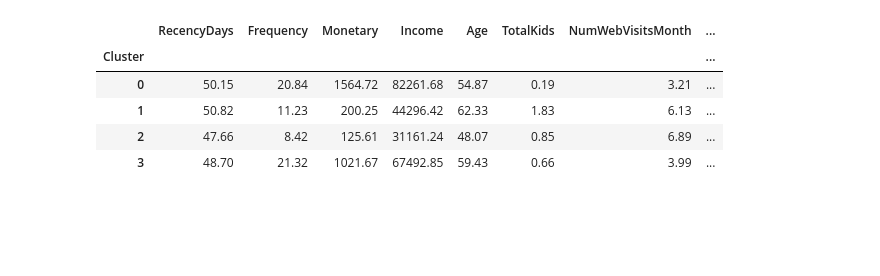
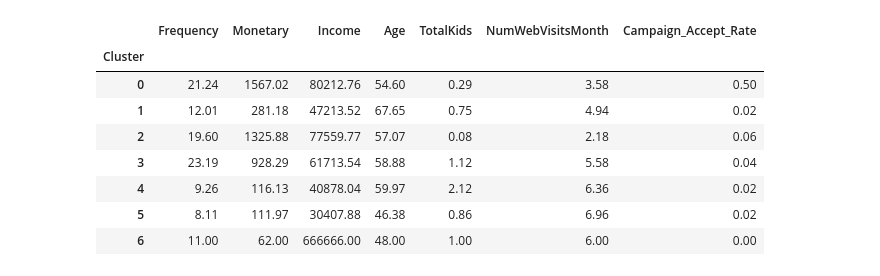
Before and after one commit to aymhenry17/RUSH-4---Camp-market, a Jupyter notebook: Partie 3/main.ipynb, the cells around one changed output. Drawn from its saved outputs; the diff is of its cells as text; code cells hidden in the pictures; blank space fills up the shorter version.

```diff
--- a/Partie 3/main.ipynb
+++ b/Partie 3/main.ipynb
@@ -39,13 +59,12 @@ df["Monetary"] = (
 df.rename(columns={"Recency": "RecencyDays"}, inplace=True)
 
 df["Age"] = 2025 - df["Year_Birth"]
-df["TotalKids"] = df["Kidhome"] + df["Teenhome"]
+df["TotalKids"] = df["Childrens"]
 df["Campaign_Accept_Rate"] = (
     df[["AcceptedCmp1", "AcceptedCmp2", "AcceptedCmp3", "AcceptedCmp4", "AcceptedCmp5"]].sum(axis=1) / 5
 )
 # %%
 features = df[[
-    "RecencyDays",
     "Frequency",
     "Monetary",
     "Income",
@@ -62,6 +81,8 @@ df = df.loc[features.index]
 scaler = StandardScaler()
 X_scaled = scaler.fit_transform(features)
 
+k=7
+
 kmeans = KMeans(n_clusters=k, random_state=42)
 df["Cluster"] = kmeans.fit_predict(X_scaled)
 # %%
@@ -99,20 +120,23 @@ k=9 → Silhouette Score: 0.171
 # %%
-k = 4
+k = 7
 kmeans = KMeans(n_clusters=k, random_state=42)
 df["Cluster"] = kmeans.fit_predict(X_scaled)
 # %%
 cluster_profile = df.groupby("Cluster")[[
-    "RecencyDays", "Frequency", "Monetary", "Income", "Age", "TotalKids", "NumWebVisitsMonth", "Campaign_Accept_Rate"
+    "Frequency", "Monetary", "Income", "Age", "TotalKids", "NumWebVisitsMonth", "Campaign_Accept_Rate"
 ]].mean().round(2)
 
 cluster_profile
 # %% [output]
-|  | RecencyDays | Frequency | Monetary | Income | Age | TotalKids | NumWebVisitsMonth | ... |
-| Cluster |  |  |  |  |  |  |  | ... |
-| 0 | 50.15 | 20.84 | 1564.72 | 82261.68 | 54.87 | 0.19 | 3.21 | ... |
-| 1 | 50.82 | 11.23 | 200.25 | 44296.42 | 62.33 | 1.83 | 6.13 | ... |
-| 2 | 47.66 | 8.42 | 125.61 | 31161.24 | 48.07 | 0.85 | 6.89 | ... |
-| 3 | 48.70 | 21.32 | 1021.67 | 67492.85 | 59.43 | 0.66 | 3.99 | ... |
+|  | Frequency | Monetary | Income | Age | TotalKids | NumWebVisitsMonth | Campaign_Accept_Rate |
+| Cluster |  |  |  |  |  |  |  |
+| 0 | 21.24 | 1567.02 | 80212.76 | 54.60 | 0.29 | 3.58 | 0.50 |
+| 1 | 12.01 | 281.18 | 47213.52 | 67.65 | 0.75 | 4.94 | 0.02 |
+| 2 | 19.60 | 1325.88 | 77559.77 | 57.07 | 0.08 | 2.18 | 0.06 |
+| 3 | 23.19 | 928.29 | 61713.54 | 58.88 | 1.12 | 5.58 | 0.04 |
+| 4 | 9.26 | 116.13 | 40878.04 | 59.97 | 2.12 | 6.36 | 0.02 |
+| 5 | 8.11 | 111.97 | 30407.88 | 46.38 | 0.86 | 6.96 | 0.02 |
+| 6 | 11.00 | 62.00 | 666666.00 | 48.00 | 1.00 | 6.00 | 0.00 |
 # %%
 df["Cluster"].value_counts().sort_index()
 # %% [output]
```
Also changed, not shown: parts of 5 cells of this notebook, 4 other files.
